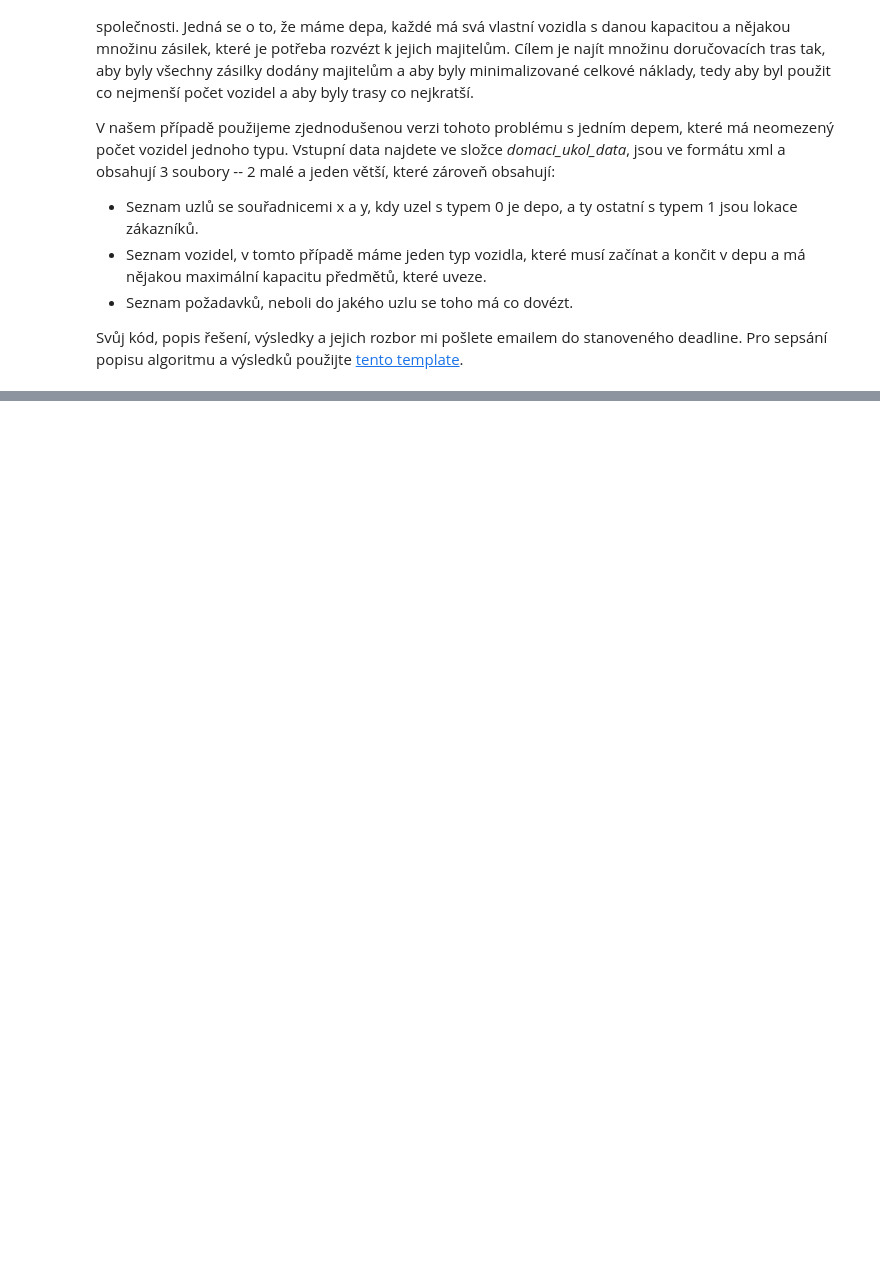
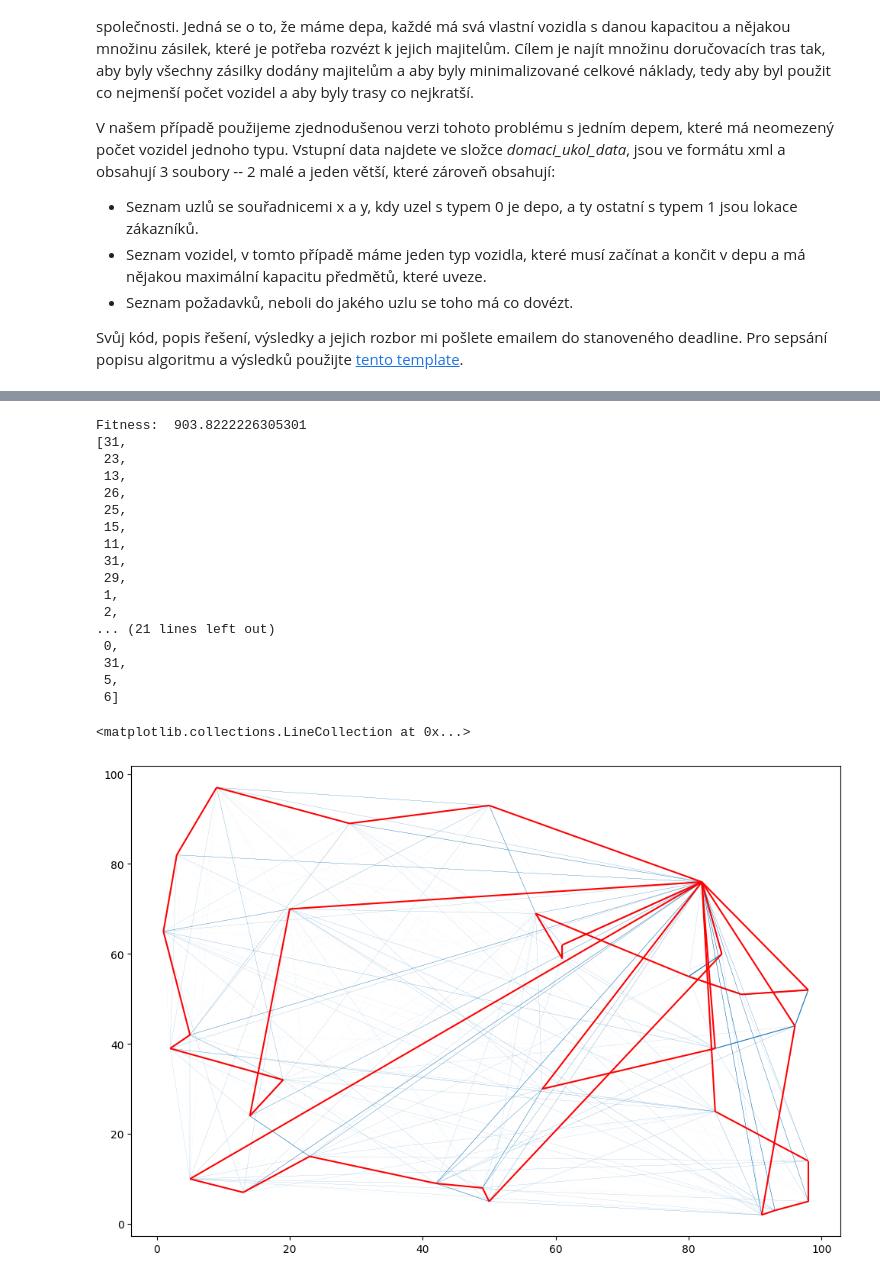
Before and after one commit to PatrikBacko/Prirodou-inspirovane-algoritmy, a Jupyter notebook: HW/03/03.ipynb, the cells around one changed output, grey strips where cells are left out. Saved outputs shown, nothing was run; the diff lists cells and outputs as text; code cells hidden in the pictures; blank space fills up the shorter version.

```diff
--- a/HW/03/03.ipynb
+++ b/HW/03/03.ipynb
@@ -63,3 +72,7 @@ def distance_matrix(vertices):
+# %%
+@functools.lru_cache(maxsize=None)
+def distance(v1, v2):
+    return math.sqrt((v1.x - v2.x)**2+(v1.y - v2.y)**2)
 # %%
 def fitness(vertices, distance, solution):
     solution_distance = 0
@@ -71,0 +84,13 @@ distances = distance_matrix(vertices)
+# %%
+def initialize_pheromone(N):
+    return 0.01*np.ones(shape=(N,N))
+
+def update_pheromone(pheromones_array, solutions, fits, Q=100, rho=0.6):
+    pheromone_update = np.zeros(shape=pheromones_array.shape)
+    for solution, fit in zip(solutions, fits):
+        for circle in solution:
+            for x, y in zip(circle, circle[1:]):
+                pheromone_update[x][y] += Q/fit
+            pheromone_update[circle[-1]][circle[0]] += Q/fit
+
+    return (1-rho)*pheromones_array + pheromone_update
@@ -71,0 +150,2 @@ distances = distance_matrix(vertices)
+# %%
+best_solution, pheromones = ant_solver(requests, vertices, vehicle_capacity, distance, max_iterations=5000)
@@ -71,0 +170,58 @@ distances = distance_matrix(vertices)
+# %%
+lines = []
+colors = []
+for i, v1 in enumerate(vertices):
+    for j, v2 in enumerate(vertices):
+        lines.append([(v1.x, v1.y), (v2.x, v2.y)])
+        colors.append(pheromones[i][j])
+
+lc = mc.LineCollection(lines, linewidths=np.array(colors))
+
+plt.figure(figsize=(12, 8))
+ax = plt.gca()
+ax.add_collection(lc)
+ax.autoscale()
+
+solution = best_solution
+
+# tady muzeme zkouset vliv jednotlivych parametru na vygenerovane reseni
+# solution = list(generate_solutions(vertices, pheromones, distance, N=1, alpha=3, beta=1))[0]
+
+print('Fitness: ', fitness(vertices, distance, solution))
+
+
+# for circle in solution:
+#     for x, y in zip(circle, circle[1:]):
+#         plt.plot([vertices[x].x, vertices[y].x], [vertices[x].y, vertices[y].y], c='red')
+#     plt.plot([vertices[circle[-1]].x, vertices[circle[0]].x], [vertices[circle[-1]].y, vertices[circle[0]].y], c='red')
+
+solution_vertices = [i for circle in solution for i in circle]
+solution = solution_vertices
+pprint.pprint(solution_vertices)
+
+solution_lines = []
+for i, j in zip(solution, solution[1:]):
+    solution_lines.append([(vertices[i].x, vertices[i].y), (vertices[j].x, vertices[j].y)])
+solution_lines.append([(vertices[solution[-1]].x, vertices[solution[-1]].y), (vertices[solution[0]].x, vertices[solution[0]].y)])
+solutions_lc = mc.LineCollection(solution_lines, colors='red')
+ax.add_collection(solutions_lc)
+# %% [output]
+Fitness:  903.8222226305301
+[31,
+ 23,
+ 13,
+ 26,
+ 25,
+ 15,
+ 11,
+ 31,
+ 29,
+ 1,
+ 2,
+... (21 lines left out)
+ 0,
+ 31,
+ 5,
+ 6]
+<matplotlib.collections.LineCollection at 0x...>
+[figure, added]
```
Also changed, not shown: parts of 8 cells of this notebook.
